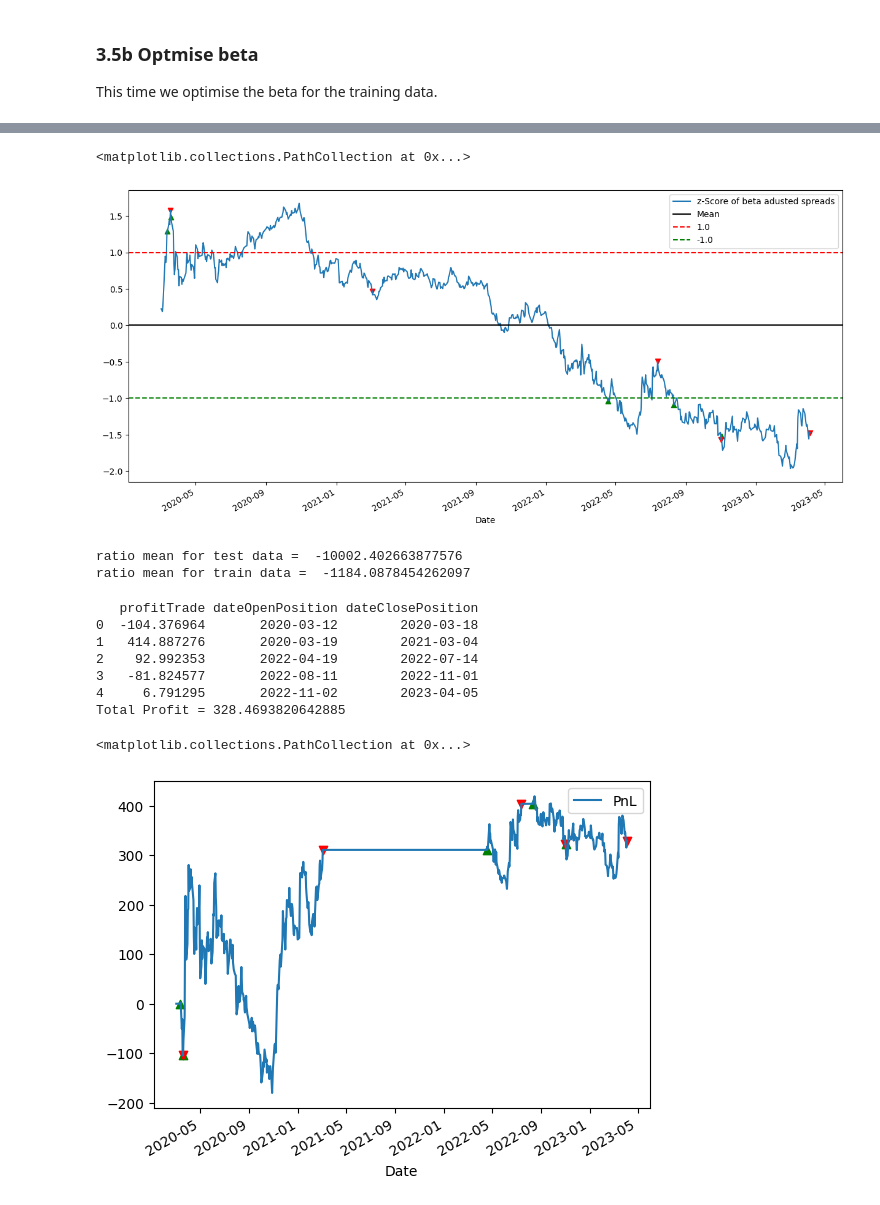
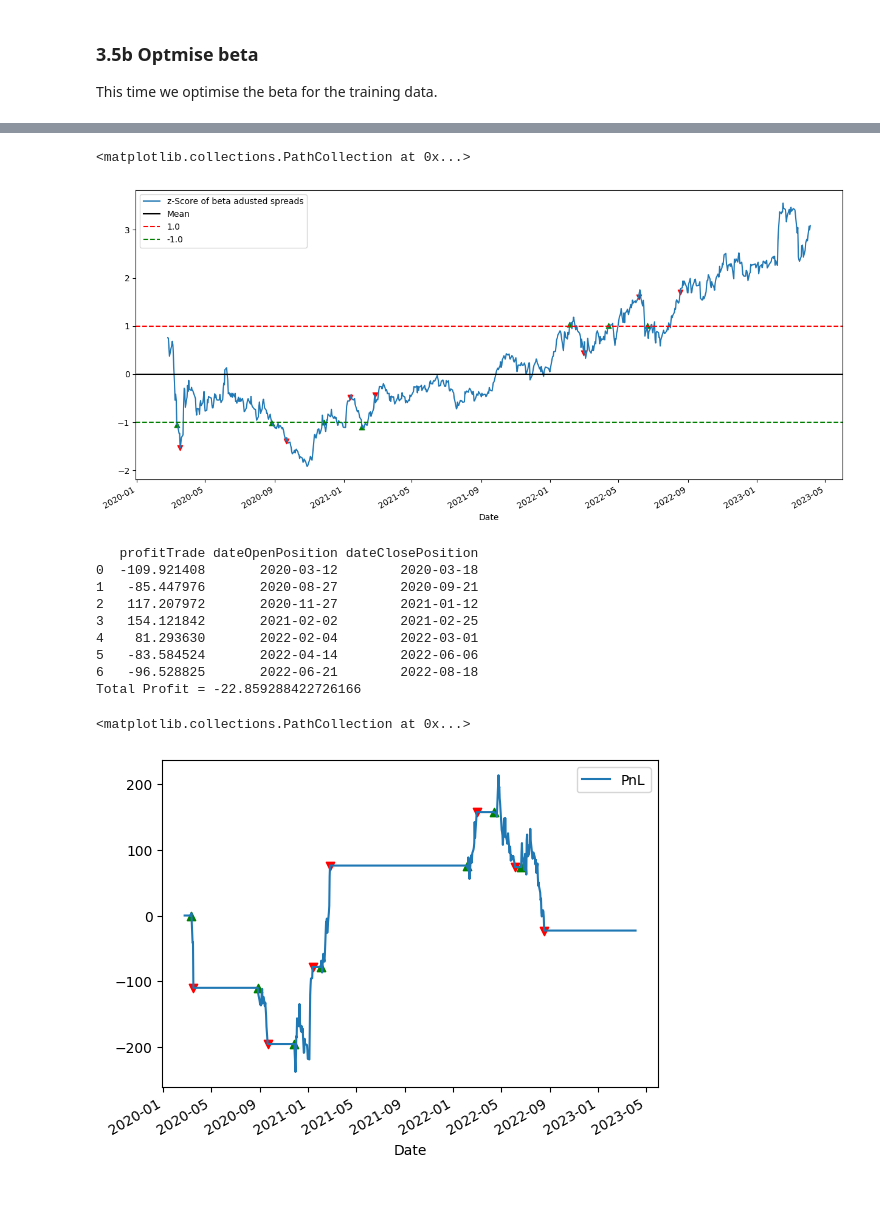
Before and after one commit to DjoloCode/Trading-Strategies, a Jupyter notebook: Pair Trading/PairsTradingBacktest.ipynb, the cells around one changed output, grey strips where cells are left out. Cells and saved outputs as stored; diff of their text form; code cells hidden in the pictures.

```diff
--- a/Pair Trading/PairsTradingBacktest.ipynb
+++ b/Pair Trading/PairsTradingBacktest.ipynb
@@ -33,7 +33,7 @@ np.random.seed(107)
 # %%
 ####### Assign Values to Stock1 and Stock2 ######
 
-Stock1 = 'SHEL.L' #Need to put the market first if comparing against the benchmark
+Stock1 = 'BP.L' #Need to put the market first if comparing against the benchmark
 Stock2 = 'IAG.L'
 
 # This indicator specifies whether or not we are using percent change (i.e. returns) if set to 'False' or log prices if set to 'True'
@@ -438,8 +454,8 @@ beta_ratios_train_std_optBeta_test = beta_ratios_train_optBeta_test.std()
 
 Trade_backtest_test, pnl_test = pt.tradePair(S1Test, S2Test,
                                 beta=beta_test,
-                                ratio_mean=beta_ratios_train_mean_optBeta_test,
-                                ratio_std=beta_ratios_train_std_optBeta_test,
+                                ratio_mean=beta_ratios_train_mean,
+                                ratio_std=beta_ratios_train_std,
                                 stop_loss=stop_loss_test,
                                 use_log=log_use_indicator
                             )
@@ -449,30 +467,22 @@ stop loss triggered on: 2022-11-01 00:00:00
 # %%
 # z-score for test data
 
 # Use beta_train for computing the ratios of test data, avoiding look forward bias
-zscore_test = pt.z_score(beta_ratios_train_optBeta_test, beta_ratios_train_mean_optBeta_test, beta_ratios_train_std_optBeta_test)
+zscore_test = pt.z_score(beta_ratios_train_optBeta_test, beta_ratios_train_mean, beta_ratios_train_std)
 zscore_test.name = 'z-score-test'
 
 pt.plot_zscore(zscore_test)
 plt.scatter(zscore_test.loc[Trade_backtest_test.dateOpenPosition].index,
             zscore_test.loc[Trade_backtest_test.dateOpenPosition].values,
             marker = '^', color = 'g'
             )
 plt.scatter(zscore_test.loc[Trade_backtest_test.dateClosePosition].index,
             zscore_test.loc[Trade_backtest_test.dateClosePosition].values,
             marker = 'v', color = 'r'
             )
 # %% [output]
 <matplotlib.collections.PathCollection at 0x...>
-[figure, old version]
+[figure, new version]
-# %%
-# if the mean of the ratios for the training data is lower than the actual mean for the test data (which we can't know in advance)
-# Then the computed z-score on test data based on this lower mean will lead to a higher z-score (we don't 'de-mean' enough)
-print('ratio mean for test data = ',beta_ratios_train_mean_optBeta_test)
-print('ratio mean for train data = ',beta_ratios_train_mean)
-# %% [output]
-ratio mean for test data =  -10002.402663877576
-ratio mean for train data =  -1184.0878454262097
 # %%
 print(Trade_backtest_test)
 pnl_test_cumsum = pnl_test.cumsum()
@@ -488,12 +498,14 @@ plt.scatter(pnl_test_cumsum.loc[Trade_backtest_test.dateClosePosition].index,
             )
 # %% [output]
    profitTrade dateOpenPosition dateClosePosition
-0  -104.376964       2020-03-12        2020-03-18
-1   414.887276       2020-03-19        2021-03-04
-2    92.992353       2022-04-19        2022-07-14
-3   -81.824577       2022-08-11        2022-11-01
-4     6.791295       2022-11-02        2023-04-05
-Total Profit = 328.4693820642885
+0  -109.921408       2020-03-12        2020-03-18
+1   -85.447976       2020-08-27        2020-09-21
+2   117.207972       2020-11-27        2021-01-12
+3   154.121842       2021-02-02        2021-02-25
+4    81.293630       2022-02-04        2022-03-01
+5   -83.584524       2022-04-14        2022-06-06
+6   -96.528825       2022-06-21        2022-08-18
+Total Profit = -22.859288422726166
 <matplotlib.collections.PathCollection at 0x...>
-[figure, old version]
+[figure, new version]
 # %% [markdown]
```
Also changed, not shown: parts of 28 cells of this notebook, 1 other file.
